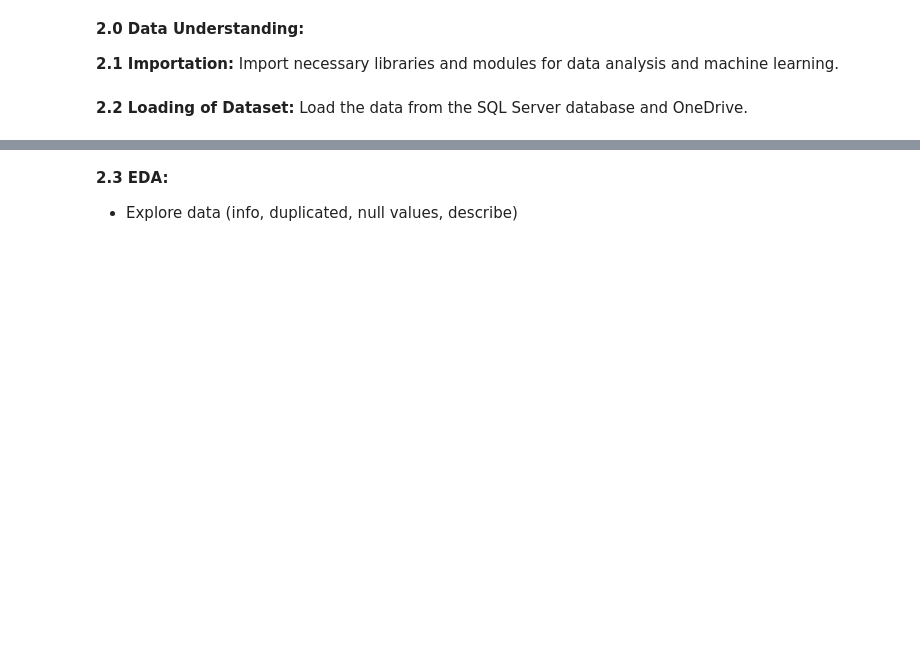
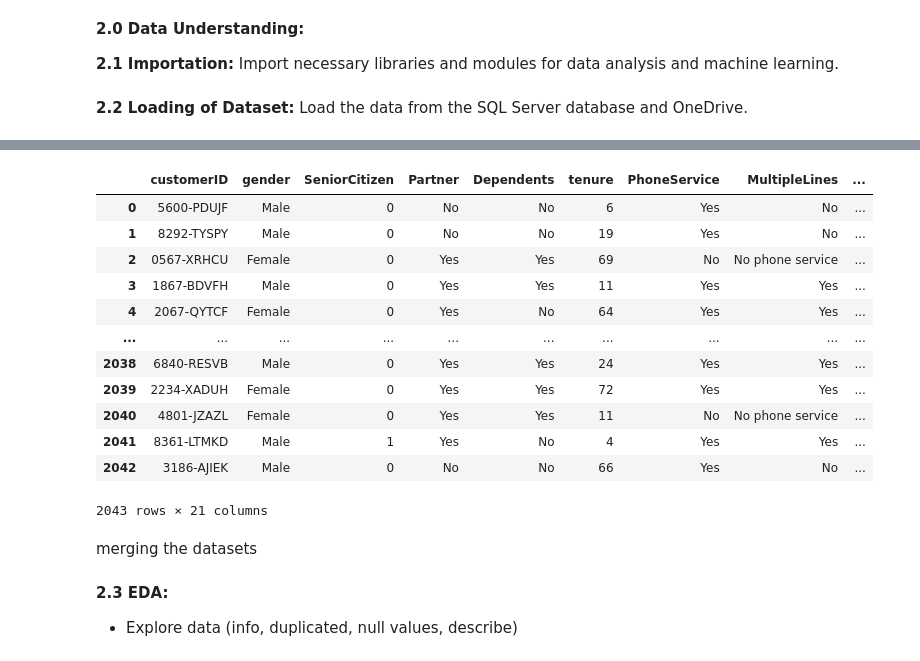
Before and after one commit to CodeGraceWanjiku/ML_Classification_Model, a Jupyter notebook: lp2.ipynb, the cells around one changed output, grey strips where cells are left out. Cells and saved outputs as stored; diff of their text form; code cells hidden in the pictures; blank space fills up the shorter version.

Commit message:
loading dataset,performing eda

```diff
--- a/lp2.ipynb
+++ b/lp2.ipynb
@@ -182,2 +112,21 @@ third_data['SeniorCitizen'] = third_data['SeniorCitizen'].astype(bool)
+# %%
+second_data= pd.read_csv('LP2_Telco-churn-last-2000.csv')
+second_data
+# %% [output]
+|  | customerID | gender | SeniorCitizen | Partner | Dependents | tenure | PhoneService | MultipleLines | ... |
+| 0 | 5600-PDUJF | Male | 0 | No | No | 6 | Yes | No | ... |
+| 1 | 8292-TYSPY | Male | 0 | No | No | 19 | Yes | No | ... |
+| 2 | 0567-XRHCU | Female | 0 | Yes | Yes | 69 | No | No phone service | ... |
+| 3 | 1867-BDVFH | Male | 0 | Yes | Yes | 11 | Yes | Yes | ... |
+| 4 | 2067-QYTCF | Female | 0 | Yes | No | 64 | Yes | Yes | ... |
+| ... | ... | ... | ... | ... | ... | ... | ... | ... | ... |
+| 2038 | 6840-RESVB | Male | 0 | Yes | Yes | 24 | Yes | Yes | ... |
+| 2039 | 2234-XADUH | Female | 0 | Yes | Yes | 72 | Yes | Yes | ... |
+| 2040 | 4801-JZAZL | Female | 0 | Yes | Yes | 11 | No | No phone service | ... |
+| 2041 | 8361-LTMKD | Male | 1 | Yes | No | 4 | Yes | Yes | ... |
+| 2042 | 3186-AJIEK | Male | 0 | No | No | 66 | Yes | No | ... |
+2043 rows × 21 columns
+# %% [markdown]
+merging the datasets
 # %%
 # Merging two datasets
```
Also changed, not shown: parts of 20 cells of this notebook, 4 other files.
